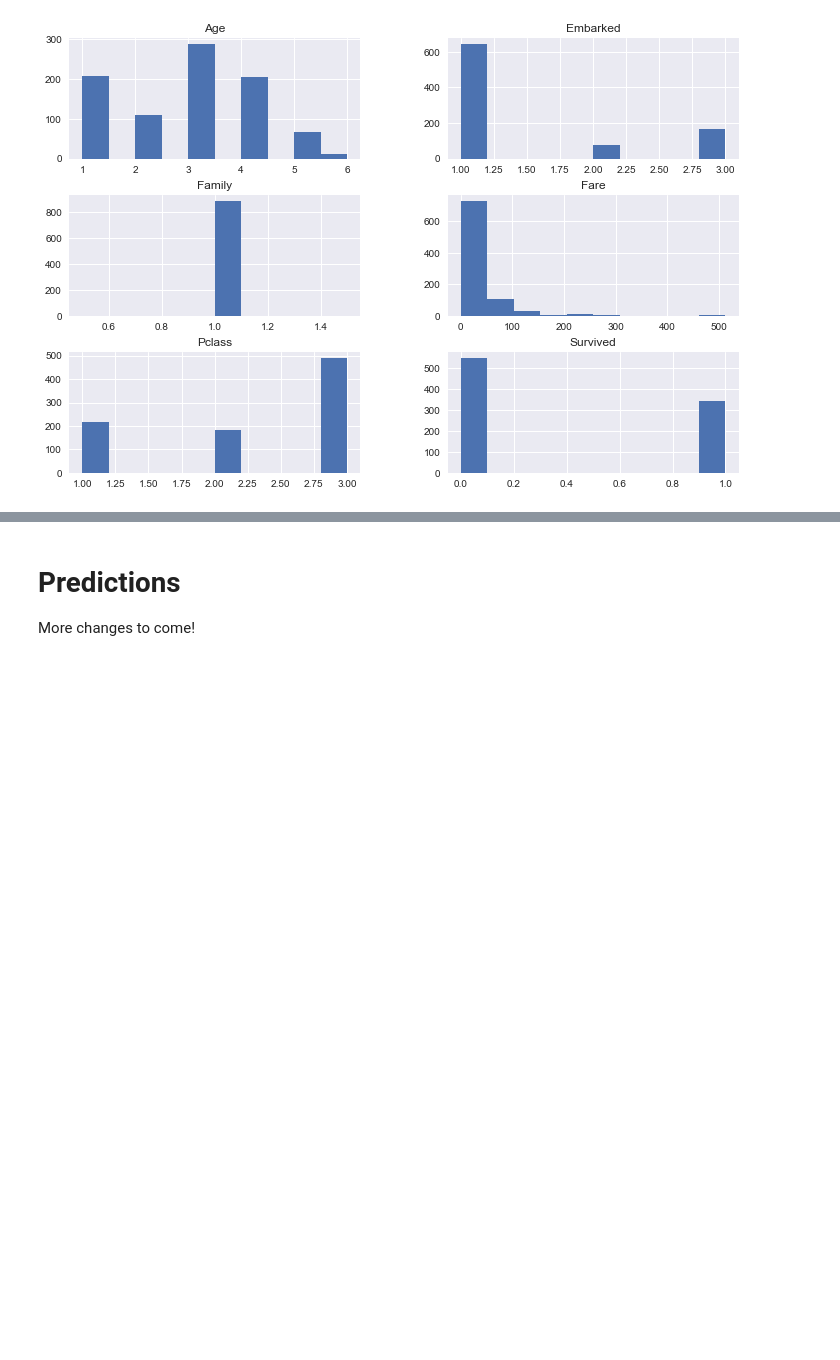
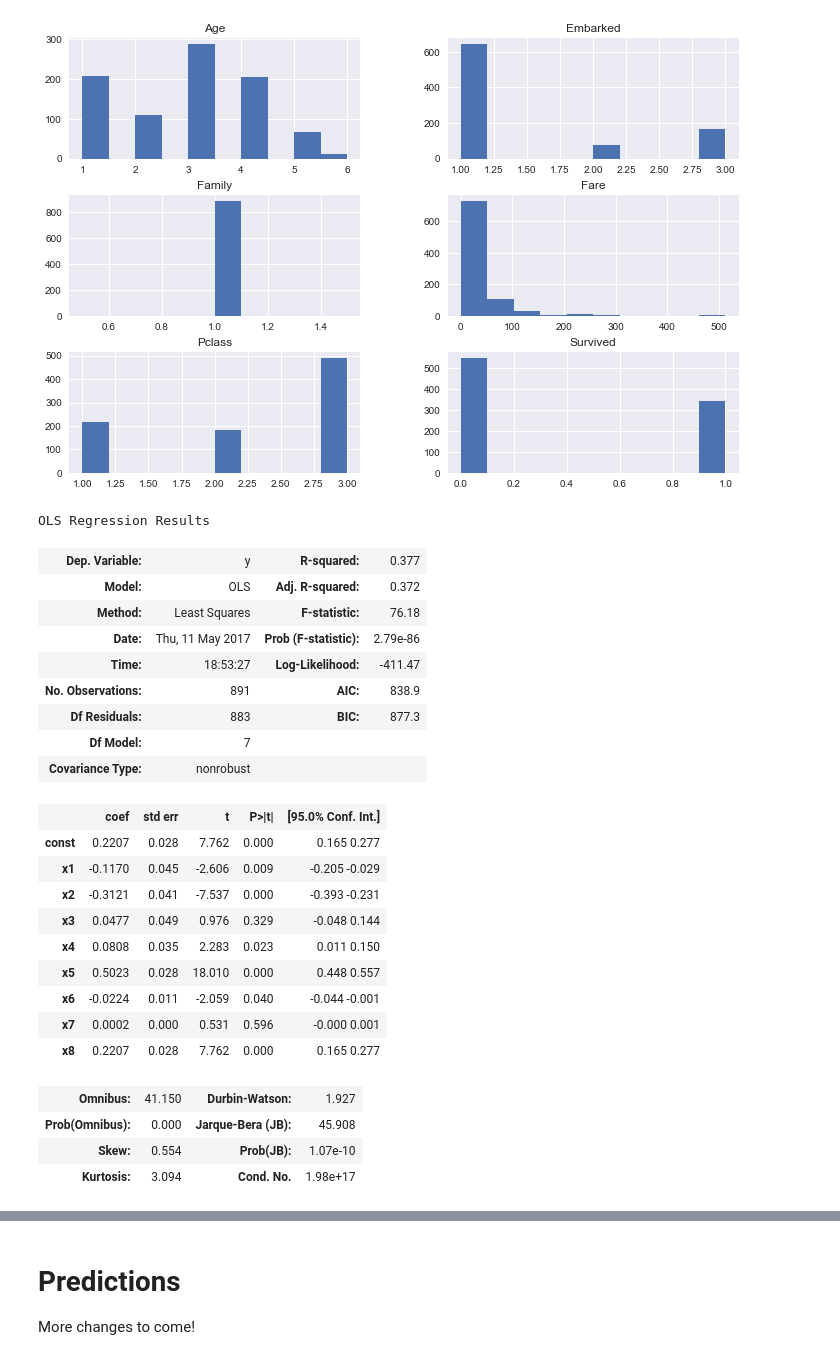
Before and after one commit to ionutiliescu/kaggle, a Jupyter notebook: Titanic - Machine Learning from Disaster/Titanic.ipynb, the cells around one changed output, grey strips where cells are left out. Drawn from its saved outputs; the diff is of its cells as text; code cells hidden in the pictures; blank space fills up the shorter version.

Commit message:
Added dummy variables and adjusted columns based on their P statistic

```diff
--- a/Titanic - Machine Learning from Disaster/Titanic.ipynb
+++ b/Titanic - Machine Learning from Disaster/Titanic.ipynb
@@ -339,3 +339,17 @@ array([[<matplotlib.axes._subplots.AxesSubplot object at 0x...>,
        [<matplotlib.axes._subplots.AxesSubplot object at 0x...>,
         <matplotlib.axes._subplots.AxesSubplot object at 0x...>]], dtype=object)
 [figure]
+# %%
+# splitting into independent and dependent variables
+X = train.iloc[:,1:].values
+y = train.iloc[:,0].values
+# %%
+# encoding dummy variables
+from sklearn.preprocessing import OneHotEncoder
+# turning the Pclass and Embarked columns into dummy variable columns
+hot_e = OneHotEncoder(categorical_features = [4])
+X = hot_e.fit_transform(X).toarray()
+X = X[:, 1:]
+hot_e = OneHotEncoder(categorical_features = [2])
+X = hot_e.fit_transform(X).toarray()
+X = X[:, 1:]
@@ -341,0 +369,34 @@ array([[<matplotlib.axes._subplots.AxesSubplot object at 0x...>,
+# %%
+# adding the intercept for the formula
+X = np.append(values=X, arr=np.ones((891,1)).astype(int),axis=1)
+# %%
+X_opt = X[:, [0,1,2,3,4,5,6,7,8]]
+
+# ordinary least squares regressor
+regressor_OLS = sm.OLS(y,X_opt).fit()
+regressor_OLS.summary()
+# %% [output]
+OLS Regression Results
+| Dep. Variable: | y | R-squared: | 0.377 |
+| Model: | OLS | Adj. R-squared: | 0.372 |
+| Method: | Least Squares | F-statistic: | 76.18 |
+| Date: | Thu, 11 May 2017 | Prob (F-statistic): | 2.79e-86 |
+| Time: | 18:53:27 | Log-Likelihood: | -411.47 |
+| No. Observations: | 891 | AIC: | 838.9 |
+| Df Residuals: | 883 | BIC: | 877.3 |
+| Df Model: | 7 |  |  |
+| Covariance Type: | nonrobust |  |  |
+|  | coef | std err | t | P>|t| | [95.0% Conf. Int.] |
+| const | 0.2207 | 0.028 | 7.762 | 0.000 | 0.165 0.277 |
+| x1 | -0.1170 | 0.045 | -2.606 | 0.009 | -0.205 -0.029 |
+| x2 | -0.3121 | 0.041 | -7.537 | 0.000 | -0.393 -0.231 |
+| x3 | 0.0477 | 0.049 | 0.976 | 0.329 | -0.048 0.144 |
+| x4 | 0.0808 | 0.035 | 2.283 | 0.023 | 0.011 0.150 |
+| x5 | 0.5023 | 0.028 | 18.010 | 0.000 | 0.448 0.557 |
+| x6 | -0.0224 | 0.011 | -2.059 | 0.040 | -0.044 -0.001 |
+| x7 | 0.0002 | 0.000 | 0.531 | 0.596 | -0.000 0.001 |
+| x8 | 0.2207 | 0.028 | 7.762 | 0.000 | 0.165 0.277 |
+| Omnibus: | 41.150 | Durbin-Watson: | 1.927 |
+| Prob(Omnibus): | 0.000 | Jarque-Bera (JB): | 45.908 |
+| Skew: | 0.554 | Prob(JB): | 1.07e-10 |
+| Kurtosis: | 3.094 | Cond. No. | 1.98e+17 |
```
Also changed, not shown: parts of 31 cells of this notebook, 1 other file.
